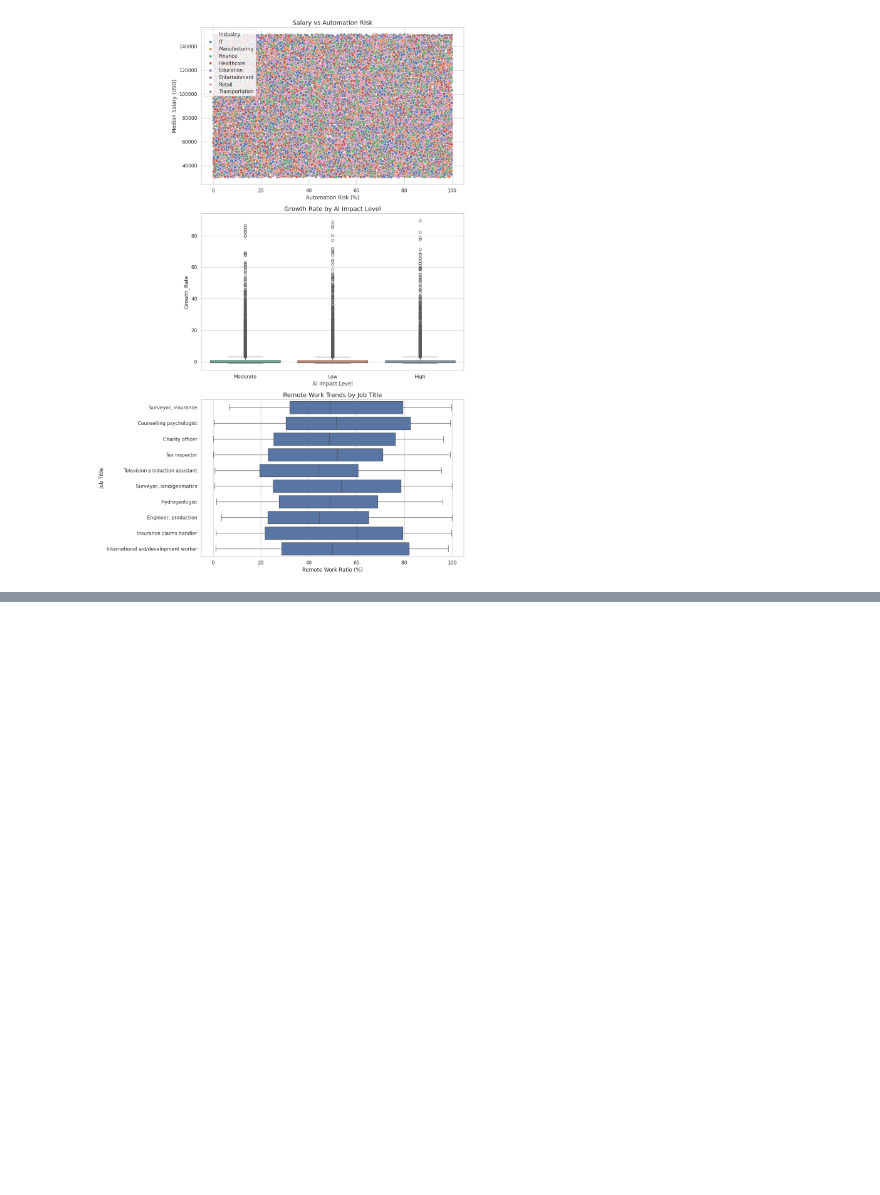
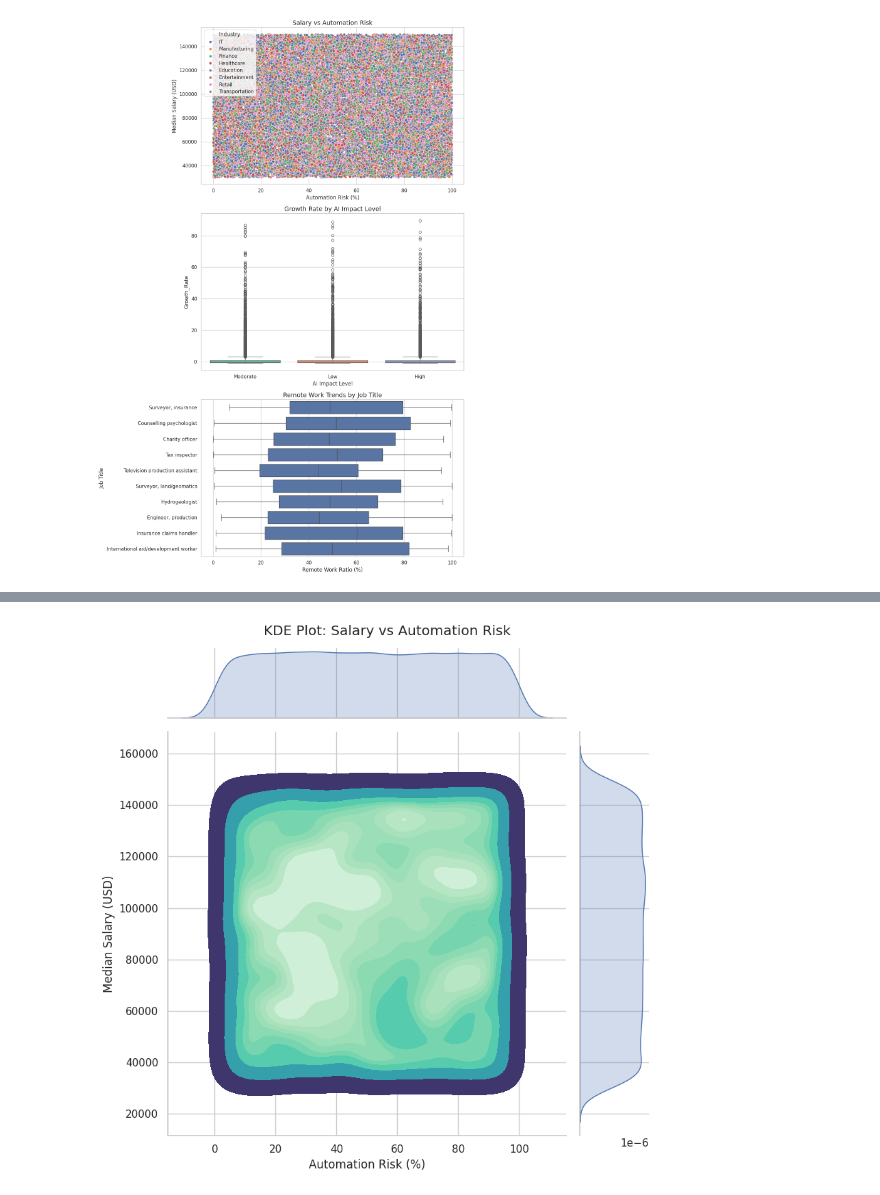
Before and after one commit to ArunK-ML/DA---AI-Impact-on-Job-Market-2024-2030----DataSet, a Jupyter notebook: DA_AI_Impact_on_Job.ipynb, the cells around one changed output, grey strips where cells are left out. Saved outputs shown, nothing was run; the diff lists cells and outputs as text; code cells hidden in the pictures; blank space fills up the shorter version.

```diff
--- a/DA_AI_Impact_on_Job.ipynb
+++ b/DA_AI_Impact_on_Job.ipynb
@@ -376,0 +389,14 @@ Passing `palette` without assigning `hue` is deprecated and will be removed in v
+# %%
+sns.jointplot(
+    data=df,
+    x="Automation Risk (%)",
+    y="Median Salary (USD)",
+    kind="kde",
+    fill=True,
+    cmap="mako",
+    height=8
+)
+plt.suptitle("KDE Plot: Salary vs Automation Risk", y=1.02)
+plt.show()
+# %% [output]
+[figure, added]
```
Also changed, not shown: parts of 6 cells of this notebook.
